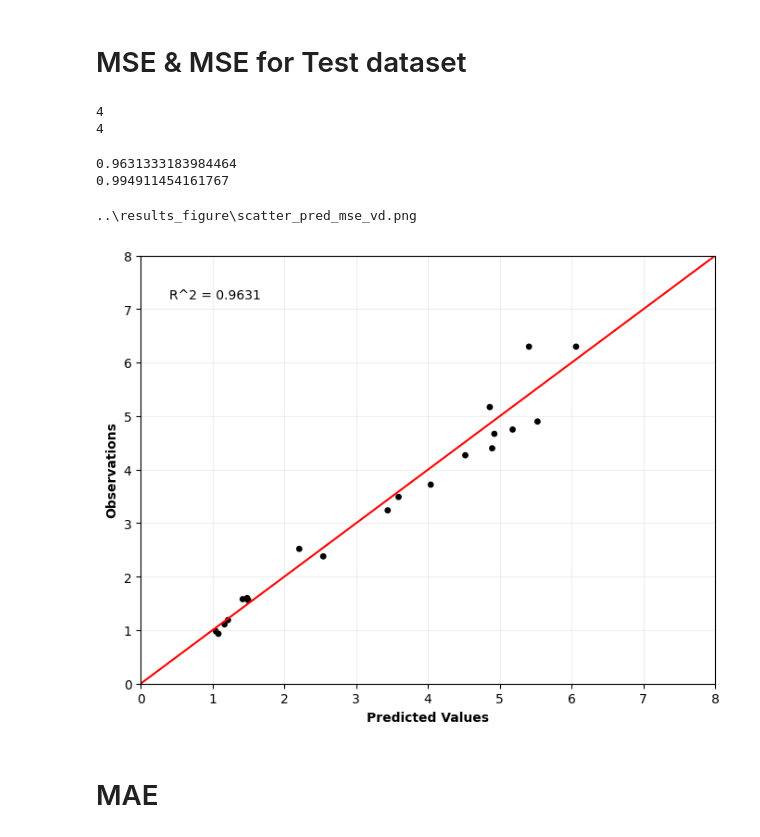
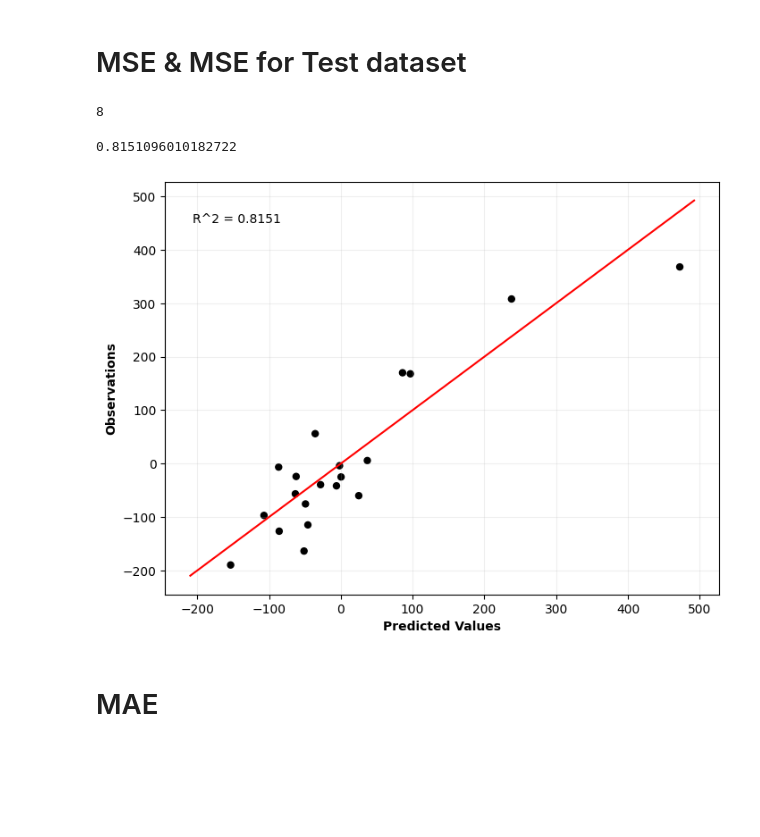
Before and after one commit to DSjayjang/Project, a Jupyter notebook: ChemGCNs/visualization/scatter_pred.ipynb, the cells around one changed output. Cells and saved outputs as stored; diff of their text form; code cells hidden in the pictures; blank space fills up the shorter version.

```diff
--- a/ChemGCNs/visualization/scatter_pred.ipynb
+++ b/ChemGCNs/visualization/scatter_pred.ipynb
@@ -5,21 +5,20 @@ import pandas as pd
 import matplotlib.pyplot as plt
 from sklearn.metrics import r2_score
 # %%
-dataset = 'lipo' # freesolv / esol / vd / lipo
+dataset = 'mp' # freesolv / esol / vd / lipo / mp
 save_dir = r'..\results_figure'
 # %% [markdown]
 # MSE & MSE for Test dataset
 # %%
 # MSE
-df_test_MSE = pd.read_csv(r'..\results_datasets\result_test_' + dataset + '_mse' + '.csv')
+df_test_MSE = pd.read_csv(r'..\results_datasets\mp\result_test_' + dataset + '_mse' + '.csv')
 print(df_test_MSE.shape[1])
 
-# MAE
-df_test_MAE = pd.read_csv(r'..\results_datasets\result_test_' + dataset + '_mae' + '.csv')
-print(df_test_MAE.shape[1])
+# # MAE
+# df_test_MAE = pd.read_csv(r'..\results_datasets\mp\result_test_' + dataset + '_mae' + '.csv')
+# print(df_test_MAE.shape[1])
 # %% [output]
-4
-4
+8
 # %%
 # MSE 컬럼명 추가
 columns = ['target', 'pred'] + [f'feature{i}' for i in range(1, df_test_MSE.shape[1]-1)]
@@ -31,15 +30,14 @@ df_test_MAE.columns = columns
 # %%
 # R^2
 r2_mse = r2_score(df_test_MSE['target'], df_test_MSE['pred'])
-r2_mae = r2_score(df_test_MAE['target'], df_test_MAE['pred'])
+# r2_mae = r2_score(df_test_MAE['target'], df_test_MAE['pred'])
 
 print(r2_mse)
-print(r2_mae)
+# print(r2_mae)
 # %% [output]
-0.9631333183984464
-0.994911454161767
+0.8151096010182722
 # %%
-if dataset in ['freesolv', 'esol', 'lipo']:
+if dataset in ['freesolv', 'esol', 'lipo', 'mp', 'bp']:
     s = 25
 elif dataset in ['vd']:
     s = 15
@@ -64,40 +62,39 @@ if dataset == 'freesolv':
     plt.xticks(range(-15, 9, 3))
     plt.yticks(range(-15, 9, 3))
 elif dataset == 'esol':
     plt.xlim(-10, 4)
     plt.ylim(-10, 4)
     plt.xticks(range(-10, 6, 2))
     plt.yticks(range(-10, 6, 2))
 elif dataset == 'vd':
     plt.xlim(0, 8)
     plt.ylim(0, 8)
     plt.xticks(range(0, 9, 1))
     plt.yticks(range(0, 9, 1))
 elif dataset == 'lipo':
     plt.xlim(-4, 8)
     plt.ylim(-4, 8)
     plt.xticks(range(-4, 10, 2))
     plt.yticks(range(-4, 10, 2))
 
 plt.xlabel("Predicted Values", fontweight = 'bold')
 plt.ylabel("Observations", fontweight = 'bold')
 
 plt.text(0.05, 0.90, f'R^2 = {r2_mse:.4f}',
          transform = plt.gca().transAxes,
          fontsize = 10,)
 
 plt.grid(alpha = 0.2)
 
-# 저장
-file_name = f'scatter_pred_mse_{dataset}.png'
-file_path = os.path.join(save_dir, file_name)
-print(file_path)
-plt.savefig(file_path, dpi = 300, bbox_inches = 'tight')
+# # 저장
+# file_name = f'scatter_pred_mse_{dataset}.png'
+# file_path = os.path.join(save_dir, file_name)
+# print(file_path)
+# plt.savefig(file_path, dpi = 300, bbox_inches = 'tight')
 
 plt.show()
 # %% [output]
-..\results_figure\scatter_pred_mse_vd.png
-[figure, old version]
+[figure, new version]
 # %% [markdown]
 # MAE
 # %%
```
Also changed, not shown: parts of 2 cells of this notebook, 7 other files.
